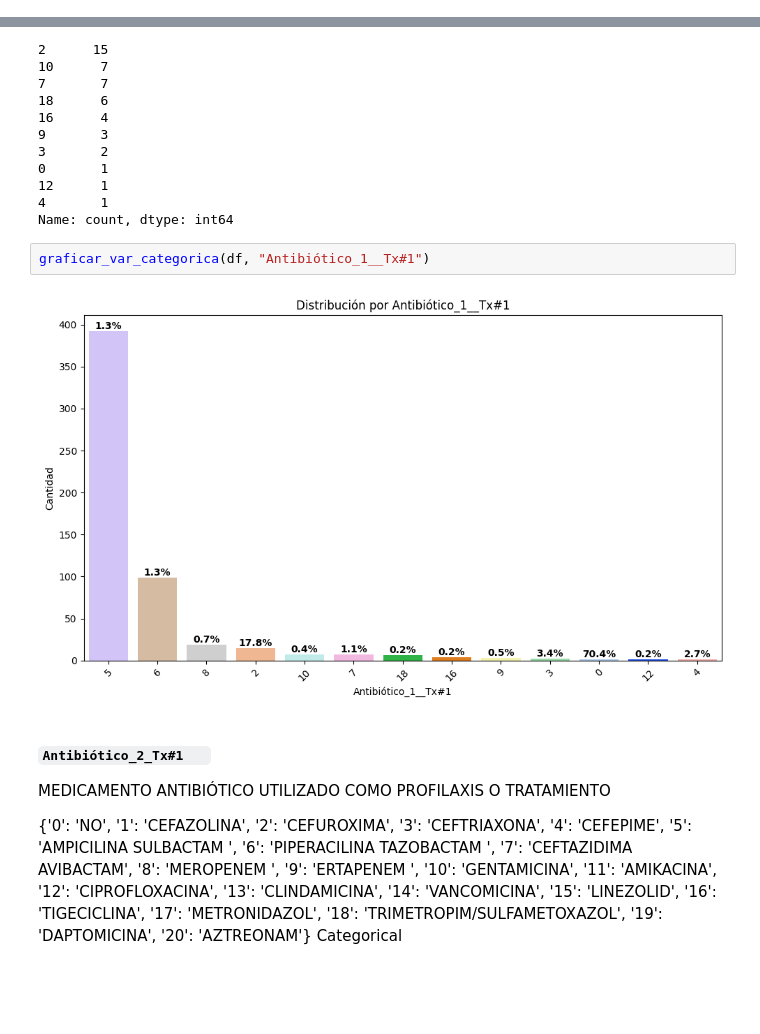
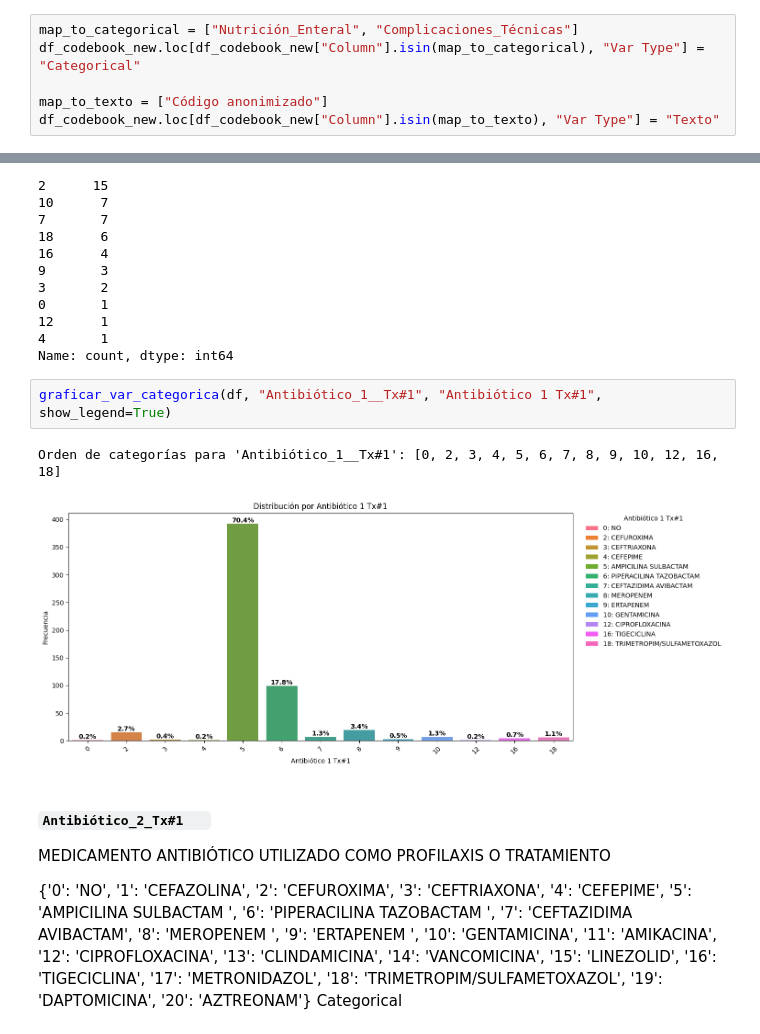
Before and after one commit to maperezp/Proyecto-CDA, a Jupyter notebook: src/proyecto_E1.ipynb, the cells around one changed output, grey strips where cells are left out. Drawn from its saved outputs; the diff is of its cells as text; blank space fills up the shorter version.

```diff
--- a/src/proyecto_E1.ipynb
+++ b/src/proyecto_E1.ipynb
@@ -235,6 +234,12 @@ Columna 'Tiempo_Isquemia_caliente' no encontrada en el codebook original.
 # %%
 df_codebook_new.at[0, "Choices"] = {}
 df_codebook_new["Var Type"] = np.where(df_codebook_new["Choices"] == {}, "Numerical", "Categorical")
+# %%
+map_to_categorical = ["Nutrición_Enteral", "Complicaciones_Técnicas"]
+df_codebook_new.loc[df_codebook_new["Column"].isin(map_to_categorical), "Var Type"] = "Categorical"
+
+map_to_texto = ["Código anonimizado"]
+df_codebook_new.loc[df_codebook_new["Column"].isin(map_to_texto), "Var Type"] = "Texto"
 # %%
 df_codebook_new
 # %% [output]
@@ -975,9 +1342,10 @@ Antibiótico_1__Tx#1
 4       1
 Name: count, dtype: int64
 # %%
-graficar_var_categorica(df, "Antibiótico_1__Tx#1")
+graficar_var_categorica(df, "Antibiótico_1__Tx#1", "Antibiótico 1 Tx#1", show_legend=True)
 # %% [output]
+Orden de categorías para 'Antibiótico_1__Tx#1': [0, 2, 3, 4, 5, 6, 7, 8, 9, 10, 12, 16, 18]
-[figure, old version]
+[figure, new version]
 # %% [markdown]
 #### ``Antibiótico_2_Tx#1	``
 
```
Also changed, not shown: parts of 108 cells of this notebook.
